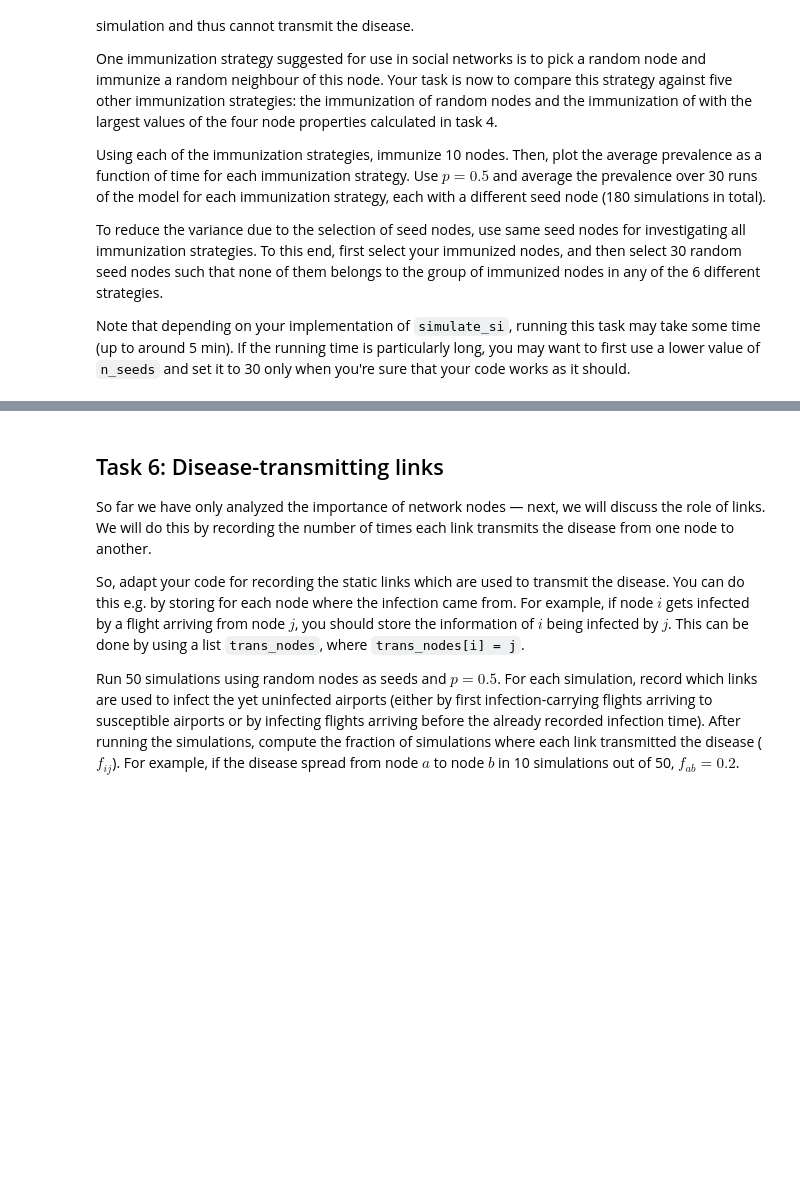
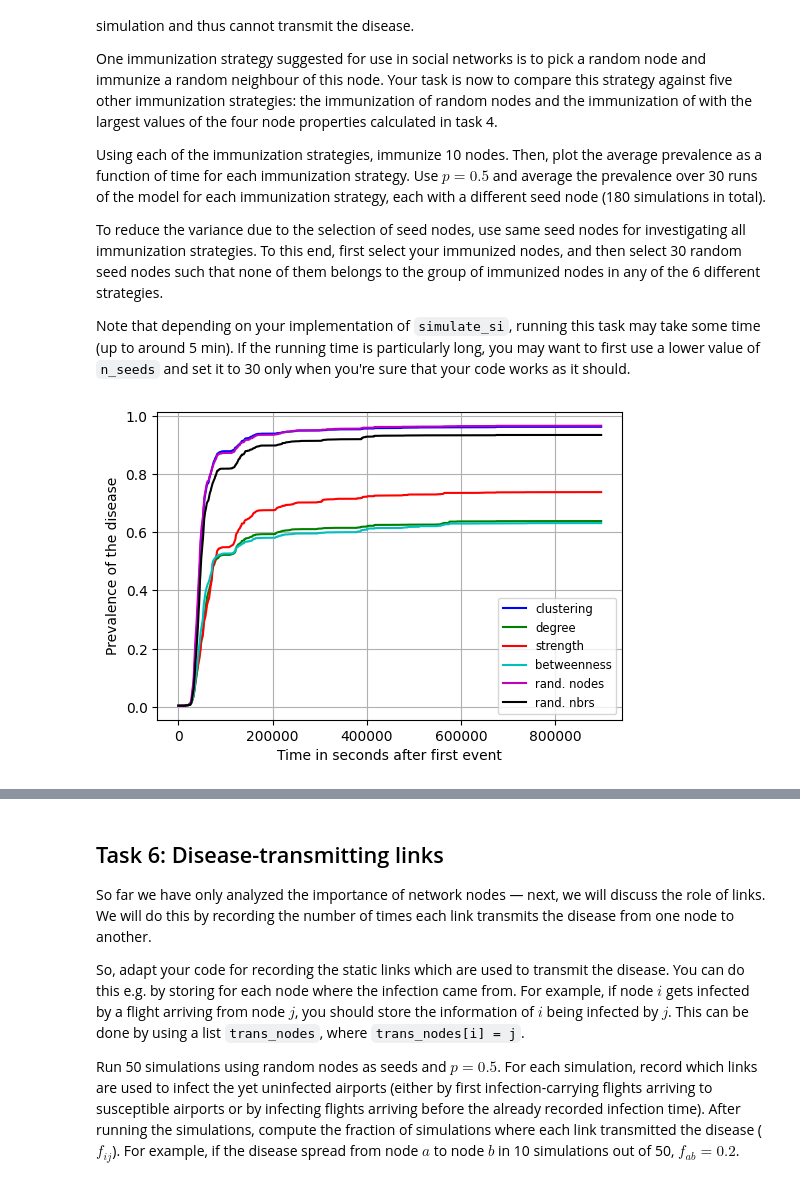
Before and after one commit to cannox227/Complex-Networks-Project, a Jupyter notebook: project.ipynb, the cells around one changed output, grey strips where cells are left out. Saved outputs shown, nothing was run; the diff lists cells and outputs as text; code cells hidden in the pictures; blank space fills up the shorter version.

```diff
--- a/project.ipynb
+++ b/project.ipynb
@@ -953,6 +1003,7 @@ the 6 different strategies.
 
 Note that depending on your implementation of `simulate_si`, running this task may take some time (up to around 5 min). If the running time is particularly long, you may want to first use a lower value of `n_seeds` and set it to 30 only when you're sure that your code works as it should.
 # %%
+import random
 p = 0.5
 n_seeds = 30
 n_immunized = 10
@@ -966,33 +1017,84 @@ strategy_names = ["clustering",
                   "rand. nbrs"]
 
 net = construct_aggregated_network(events)
 
 prevalence_data = []
 
 time_steps = get_time_steps(events, n_time_steps)
 
 # YOUR CODE HERE
-raise NotImplementedError()
+
 #TODO: Calculate the prevalence for each immunization strategy
 #Hints:
 
 # Modify your implementation of simulate_si from task 1 to allow node immunization. To this end, add a list
 # (or set) of immunized nodes as an optional input, with an empty list (or set) as the default value. Then,
 # when about to infect a node, check if the node is in the list/set, and if, do not infect.
 
 # Before running simulate_si, define the immunized nodes for each of the 6 strategies and the seed nodes. You want
 # to use the same random seed nodes for each immunization strategy. While selecting the seeds, ensure that they
 # are not among the immunized nodes.
 
 # You can re-use your code from task 2, this time looping over immunization strategies.
 
 # For the next step (visualization), you need a list (or np.array) called prevalence_data
 # that contains the prevalence as a function of time (either list or np.array).
 # Each row of this array corresponds to an immunization strategy, and the number of columns should equal to
 # n_time_steps.
 
+# Strategies
+
+def get_sliced_dict(properties : dict, n : int) -> list:
+    return list(properties.keys())[:n]
+
+def get_sorted_dict(properties) -> list:
+    return dict(sorted(properties.items(), key=lambda item: item[1], reverse=True))
+
+
+strategies = []
+
+# Strategy 1: immunize a random node with probability proportional to its clustering coefficient
+clustering_coeffs = get_sorted_dict(nx.clustering(net))
+strategies.append(get_sliced_dict(clustering_coeffs, n_immunized))
+
+# Strategy 2: immunize a random node with probability proportional to its degree
+degrees = get_sorted_dict(dict(net.degree()))
+strategies.append(get_sliced_dict(degrees, n_immunized))
+
+# Strategy 3: immunize a random node with probability proportional to its strength
+strengths = get_sorted_dict(dict(net.degree(weight='weight')))
+strategies.append(get_sliced_dict(strengths, n_immunized))
+
+# Strategy 4: immunize a random node with probability proportional to its betweenness centrality
+betweenness = get_sorted_dict(nx.betweenness_centrality(net))
+strategies.append(get_sliced_dict(betweenness, n_immunized))
+
+# Strategy 5: immunize a random node
+strategy_two = []
+for i in range(n_immunized):
+    random_node = rng.integers(0, len(net.nodes))
+    strategy_two.append(random_node)
+strategies.append(strategy_two)
+
+# Stategy 6: immunize a random neighbour of a random node
+strategy_one = []
+for i in range(n_immunized):
+    random_node = rng.integers(0, len(net.nodes))
+    random_neighbors = rng.choice(list(net.neighbors(random_node)))
+    strategy_one.append(random_neighbors)
+strategies.append(strategy_one)
+
+for strategy in strategies:
+    prevalence_iter = []
+    for it in range(n_it):
+        infection_times, seed = simulate_si(infection_prob=p, events=events, airport_info=airport_info, seed=n_seeds, rng=rng, immunized_nodes=strategy)
+        prevalence_iter.append(calculate_prevalence(infection_times, time_steps))
+    prevalence_data.append(np.mean(prevalence_iter, axis=0))
+
 colors = ['b','g','r','c','m','k']
 fig, ax = plt.subplots(figsize=(6, 4))
 ax = plot_prevalence(ax, prevalence_data, time_steps, colors, labels=strategy_names)
+# %% [output]
+[figure, added]
 # %%
 # Save the figure in current directory
```
Also changed, not shown: parts of 14 cells of this notebook, 8 other files.
